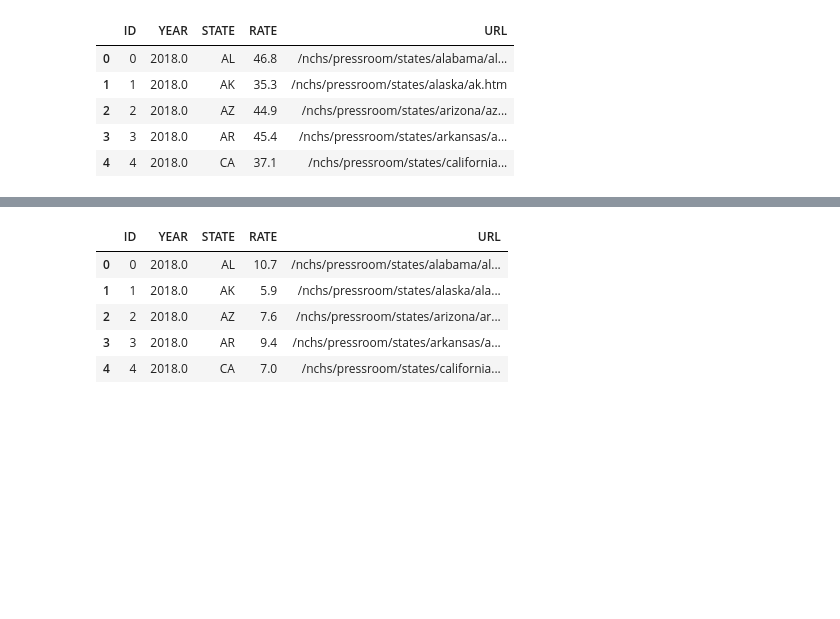
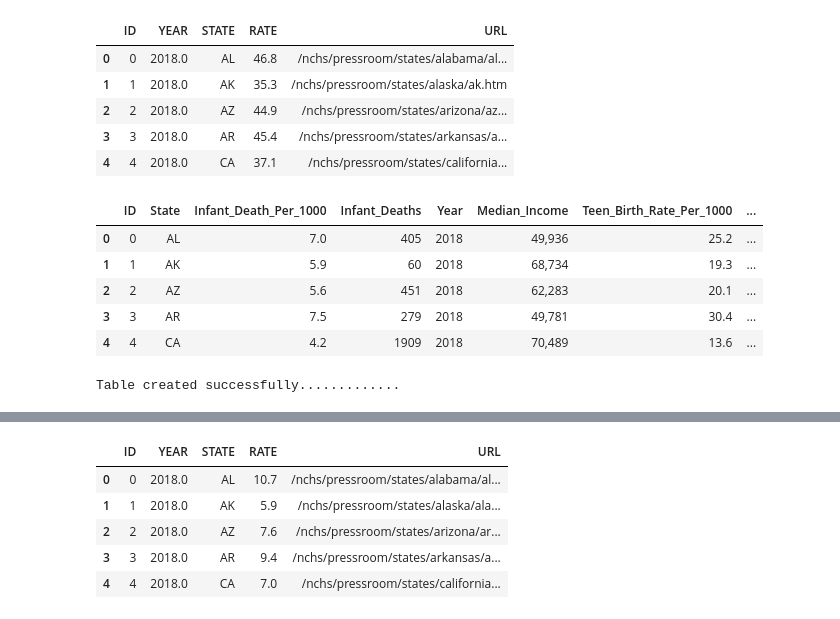
Before and after one commit to 0xyyyy/Infant_Mortality, a Jupyter notebook: Resources/app.ipynb, the cells around one changed output, grey strips where cells are left out. Cells and saved outputs as stored; diff of their text form; code cells hidden in the pictures; blank space fills up the shorter version.

Commit message:
added combined table

```diff
--- a/Resources/app.ipynb
+++ b/Resources/app.ipynb
@@ -396,0 +412,2 @@ conn.close()
+# %%
+combined_df1 = infant_df_2018_sorted.merge(medianincome_df, on="ID")
@@ -396,0 +416,4 @@ conn.close()
+# %%
+combined_df1 = combined_df1.merge(teen2018_df, on="ID")
+# %%
+combined_df1 = combined_df1.rename(columns={"RATE_x" : "Infant_Death_Per_1000", "DEATHS" : "Infant_Deaths", "YEAR_y" : "Year", "RATE_y" : "Teen_Birth_Rate_Per_1000"})
@@ -396,0 +422,35 @@ conn.close()
+# %%
+combined_df1 = combined_df1.rename(columns={"MEDIANINCOME" : "Median_Income"})
+# %%
+combined_df1.head(5)
+# %% [output]
+|  | ID | State | Infant_Death_Per_1000 | Infant_Deaths | Year | Median_Income | Teen_Birth_Rate_Per_1000 | ... |
+| 0 | 0 | AL | 7.0 | 405 | 2018 | 49,936 | 25.2 | ... |
+| 1 | 1 | AK | 5.9 | 60 | 2018 | 68,734 | 19.3 | ... |
+| 2 | 2 | AZ | 5.6 | 451 | 2018 | 62,283 | 20.1 | ... |
+| 3 | 3 | AR | 7.5 | 279 | 2018 | 49,781 | 30.4 | ... |
+| 4 | 4 | CA | 4.2 | 1909 | 2018 | 70,489 | 13.6 | ... |
+# %%
+conn = sqlite3.connect(db_file)
+
+cursor = conn.cursor()
+
+sql ='''CREATE TABLE combined(
+   ID INT PRIMARY KEY,
+   State CHAR(2),
+   Infant_Death_Per_1000 INT,
+   Infant_Deaths INT,
+   Year INT,
+   Median_Income INT,
+   Teen_Birth_Rate_Per_1000 INT,
+   Unmarried_Birth_Rate INT,
+   Low_Birthweight_Rate INT
+   )'''
+cursor.execute(sql)
+print("Table created successfully.............")
+
+conn.commit()
+
+conn.close()
+# %% [output]
+Table created successfully.............
```
Also changed, not shown: parts of 13 cells of this notebook, 4 other files.
